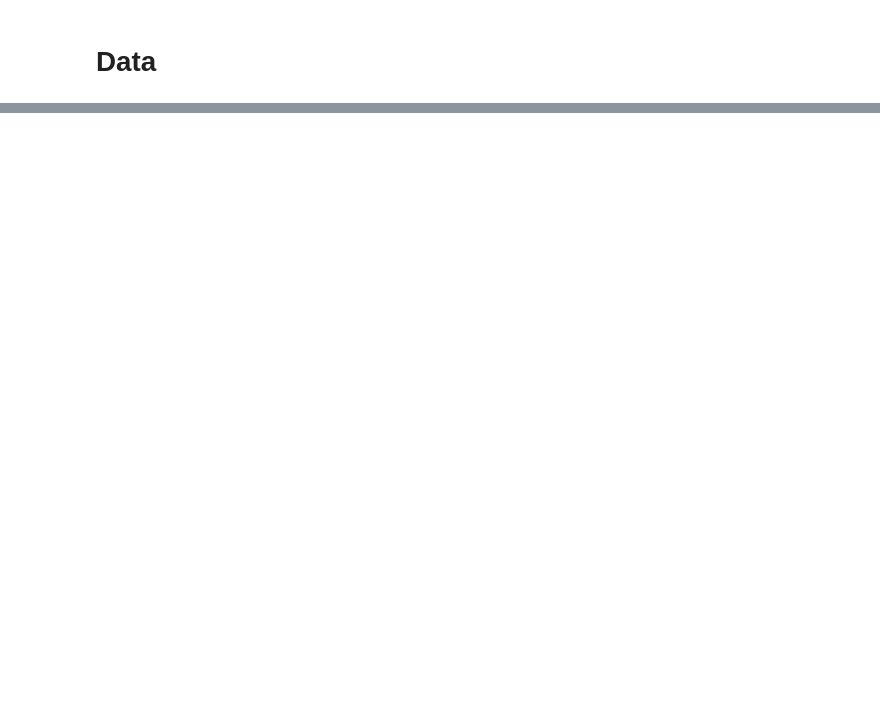
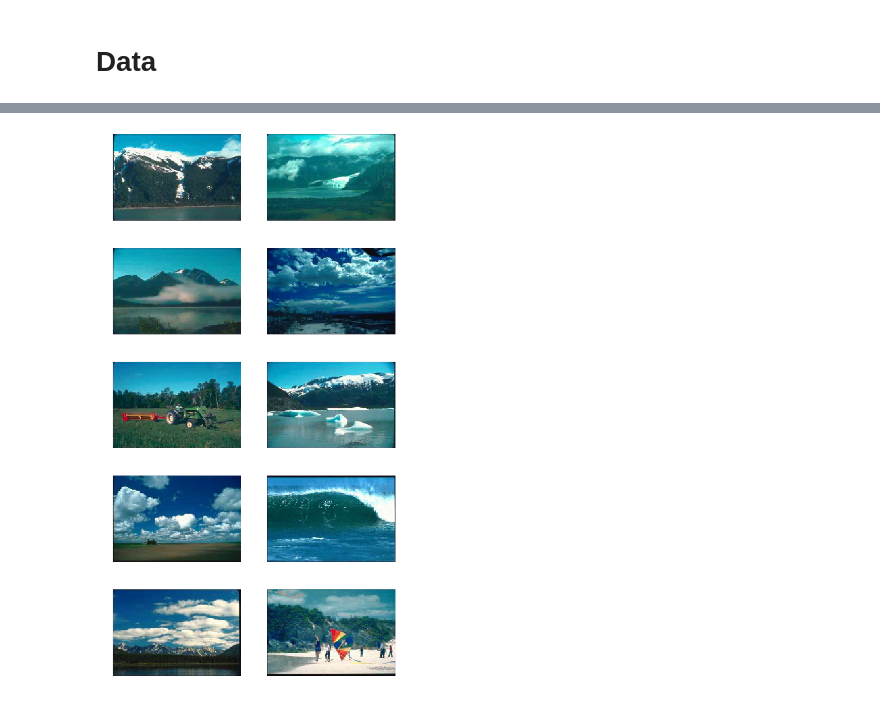
Before and after one commit to rebryk/spbau-image-processing, a Jupyter notebook: task04/task04.ipynb, the cells around one changed output, grey strips where cells are left out. Saved outputs shown, nothing was run; the diff lists cells and outputs as text; code cells hidden in the pictures; blank space fills up the shorter version.

```diff
--- a/task04/task04.ipynb
+++ b/task04/task04.ipynb
@@ -66,0 +238,5 @@ train = list(set(train) - set(test))
+# %%
+result = cbir.retrieve(test[30], top_n=10)[0]
+show_images(result)
+# %% [output]
+[figure, added]
```
Also changed, not shown: parts of 33 cells of this notebook, 1 other file.
